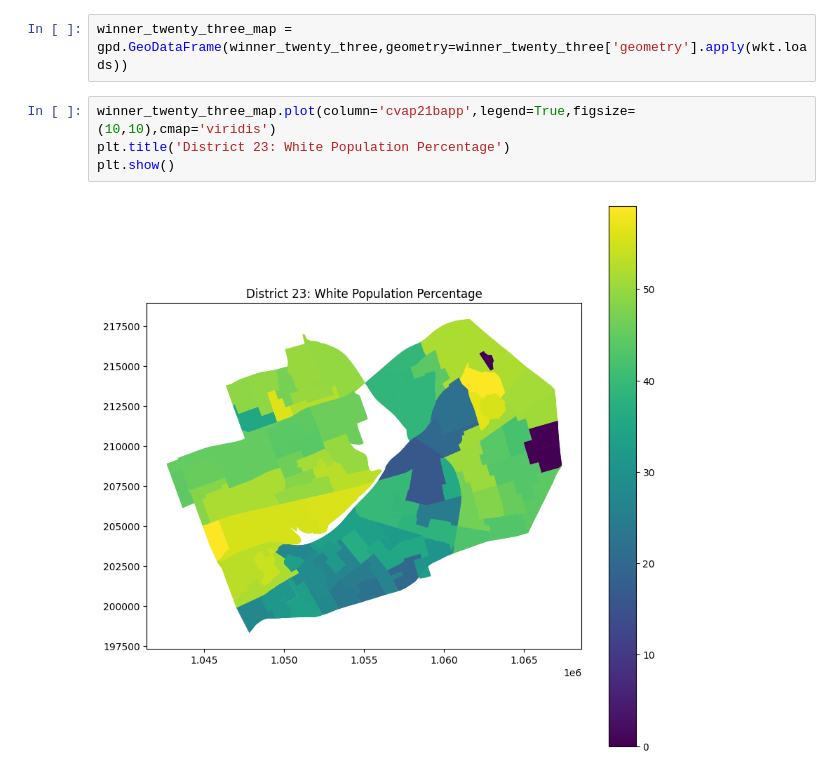
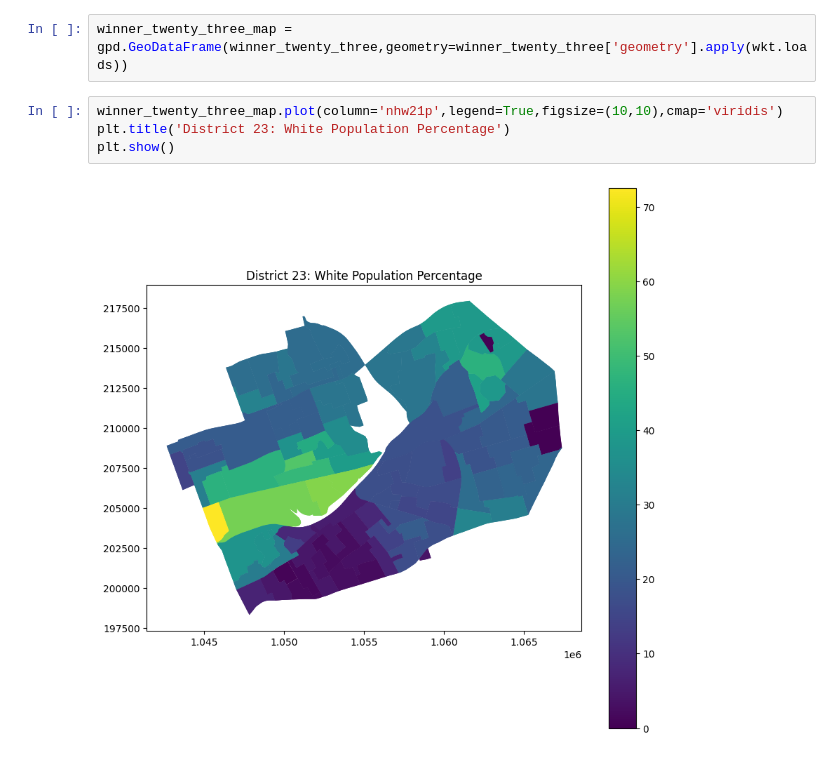
Before and after one commit to SamTGoodson/member_chapters, a Jupyter notebook: notebooks/district_23.ipynb, the cells around one changed output. Drawn from its saved outputs; the diff is of its cells as text.

```diff
--- a/notebooks/district_23.ipynb
+++ b/notebooks/district_23.ipynb
@@ -88,8 +89,8 @@ plt.show()
 # %%
 winner_twenty_three_map = gpd.GeoDataFrame(winner_twenty_three,geometry=winner_twenty_three['geometry'].apply(wkt.loads))
 # %%
-winner_twenty_three_map.plot(column='cvap21bapp',legend=True,figsize=(10,10),cmap='viridis')
+winner_twenty_three_map.plot(column='nhw21p',legend=True,figsize=(10,10),cmap='viridis')
 plt.title('District 23: White Population Percentage')
 plt.show()
 # %% [output]
-[figure, old version]
+[figure, new version]
```
Also changed, not shown: parts of 5 cells of this notebook, 7 other files.
